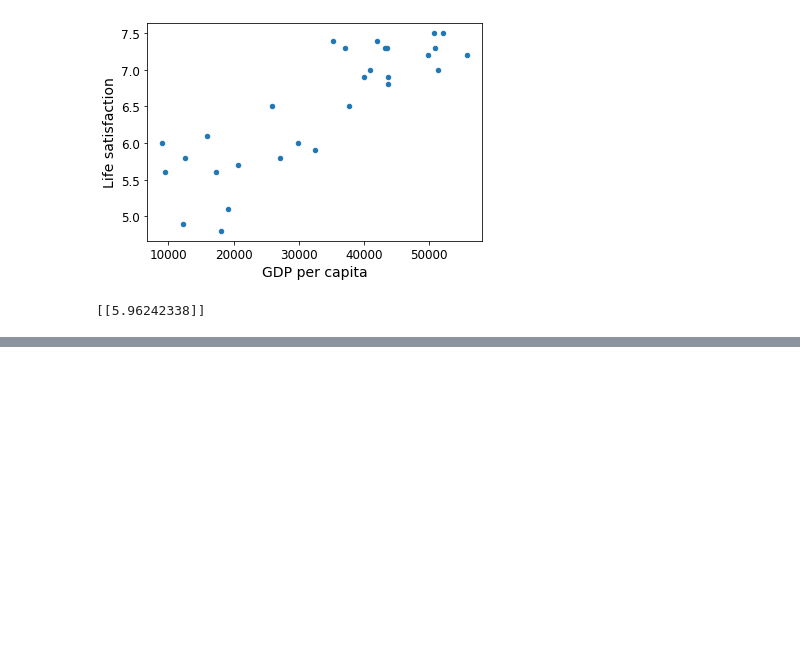
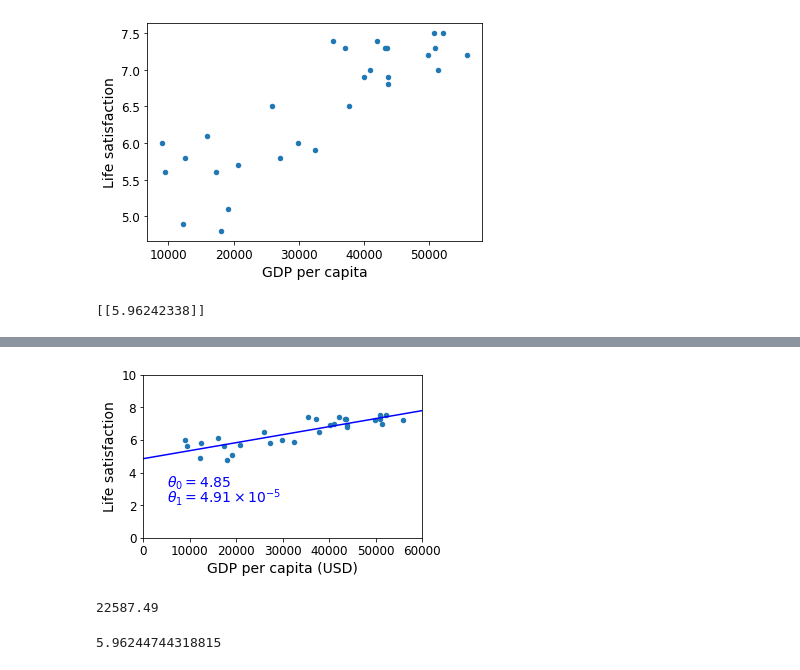
Before and after one commit to satyajitghosh/learningML, a Jupyter notebook: geronBookRedone/Ch01.ipynb, the cells around one changed output, grey strips where cells are left out. Cells and saved outputs as stored; diff of their text form; code cells hidden in the pictures; blank space fills up the shorter version.

```diff
--- a/geronBookRedone/Ch01.ipynb
+++ b/geronBookRedone/Ch01.ipynb
@@ -71,0 +178,19 @@ print(model.predict(X_new)) # outputs [[ 5.96242338]]
+# %%
+sample_data.plot(kind='scatter', x="GDP per capita", y='Life satisfaction', figsize=(5,3))
+plt.xlabel("GDP per capita (USD)")
+plt.axis([0, 60000, 0, 10])
+X=np.linspace(0, 60000, 1000)
+plt.plot(X, t0 + t1*X, "b")
+plt.text(5000, 3.1, r"$\theta_0 = 4.85$", fontsize=14, color="b")
+plt.text(5000, 2.2, r"$\theta_1 = 4.91 \times 10^{-5}$", fontsize=14, color="b")
+plt.show()
+# %% [output]
+[figure, added]
+# %%
+cyprus_gdp_per_capita = gdp_per_capita.loc["Cyprus"]["GDP per capita"]
+print(cyprus_gdp_per_capita)
+cyprus_predicted_life_satisfaction = lin1.predict([[cyprus_gdp_per_capita]])[0][0]
+cyprus_predicted_life_satisfaction
+# %% [output]
+22587.49
+5.96244744318815
```
Also changed, not shown: parts of 21 cells of this notebook.
